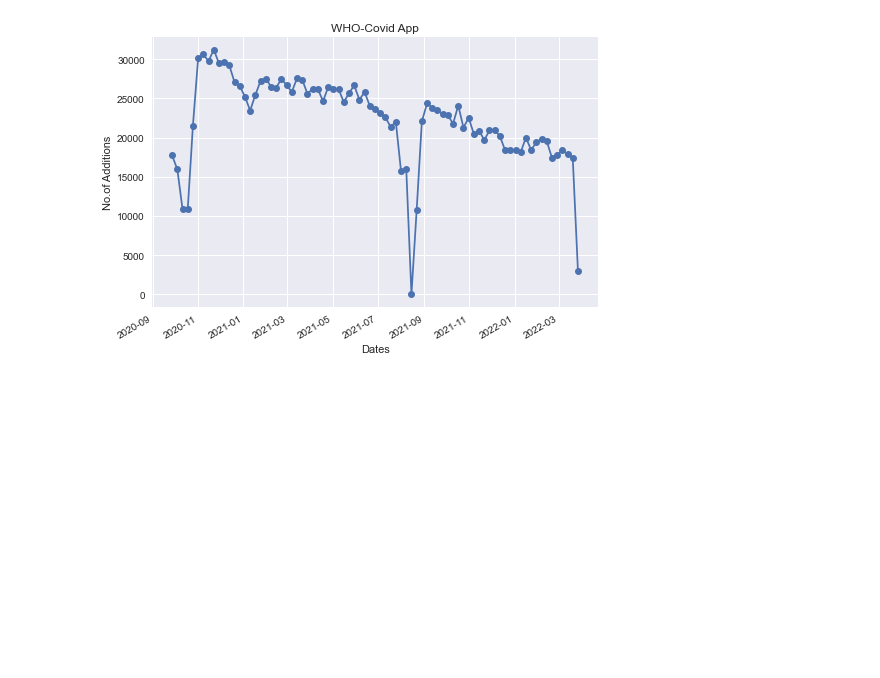
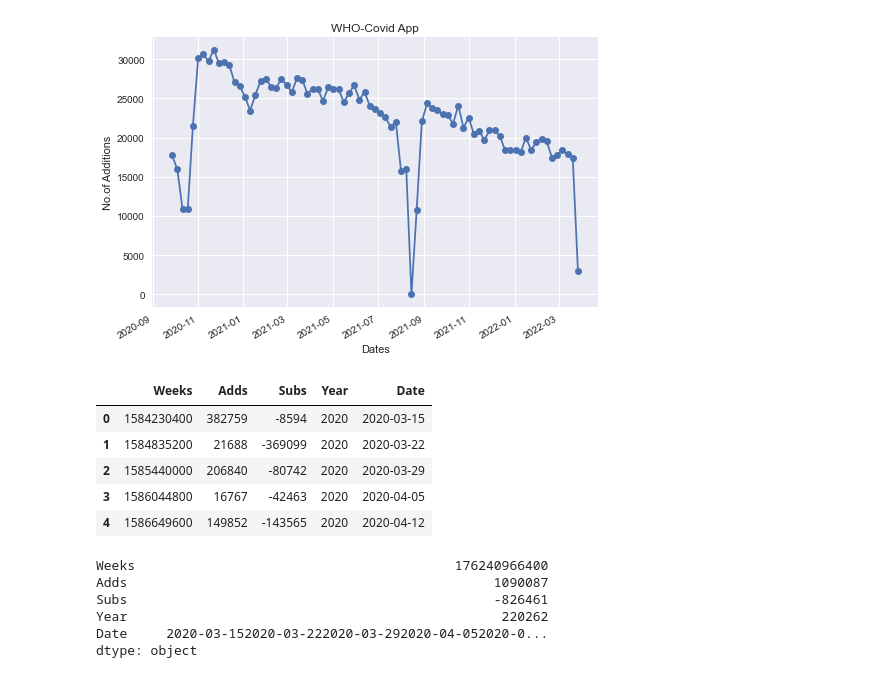
Before and after one commit to jaitlyjahnavi/Useful-Codes-for-FYP, a Jupyter notebook: covid19.ipynb, the cells around one changed output. Saved outputs shown, nothing was run; the diff lists cells and outputs as text; code cells hidden in the pictures; blank space fills up the shorter version.

```diff
--- a/covid19.ipynb
+++ b/covid19.ipynb
@@ -179,3 +179,23 @@ plt.tight_layout
 # %% [output]
 <function matplotlib.pyplot.tight_layout(*, pad=1.08, h_pad=None, w_pad=None, rect=None)>
 [figure]
+# %%
+df = pd.read_csv('resultindia.csv')
+df.head()
+# %% [output]
+|  | Weeks | Adds | Subs | Year | Date |
+| 0 | 1584230400 | 382759 | -8594 | 2020 | 2020-03-15 |
+| 1 | 1584835200 | 21688 | -369099 | 2020 | 2020-03-22 |
+| 2 | 1585440000 | 206840 | -80742 | 2020 | 2020-03-29 |
+| 3 | 1586044800 | 16767 | -42463 | 2020 | 2020-04-05 |
+| 4 | 1586649600 | 149852 | -143565 | 2020 | 2020-04-12 |
+# %%
+sum_of_cols=df.sum(axis=0)
+print(sum_of_cols)
+# %% [output]
+Weeks                                         176240966400
+Adds                                               1090087
+Subs                                               -826461
+Year                                                220262
+Date     2020-03-152020-03-222020-03-292020-04-052020-0...
+dtype: object
```
Also changed, not shown: parts of 11 cells of this notebook, 3 other files.
